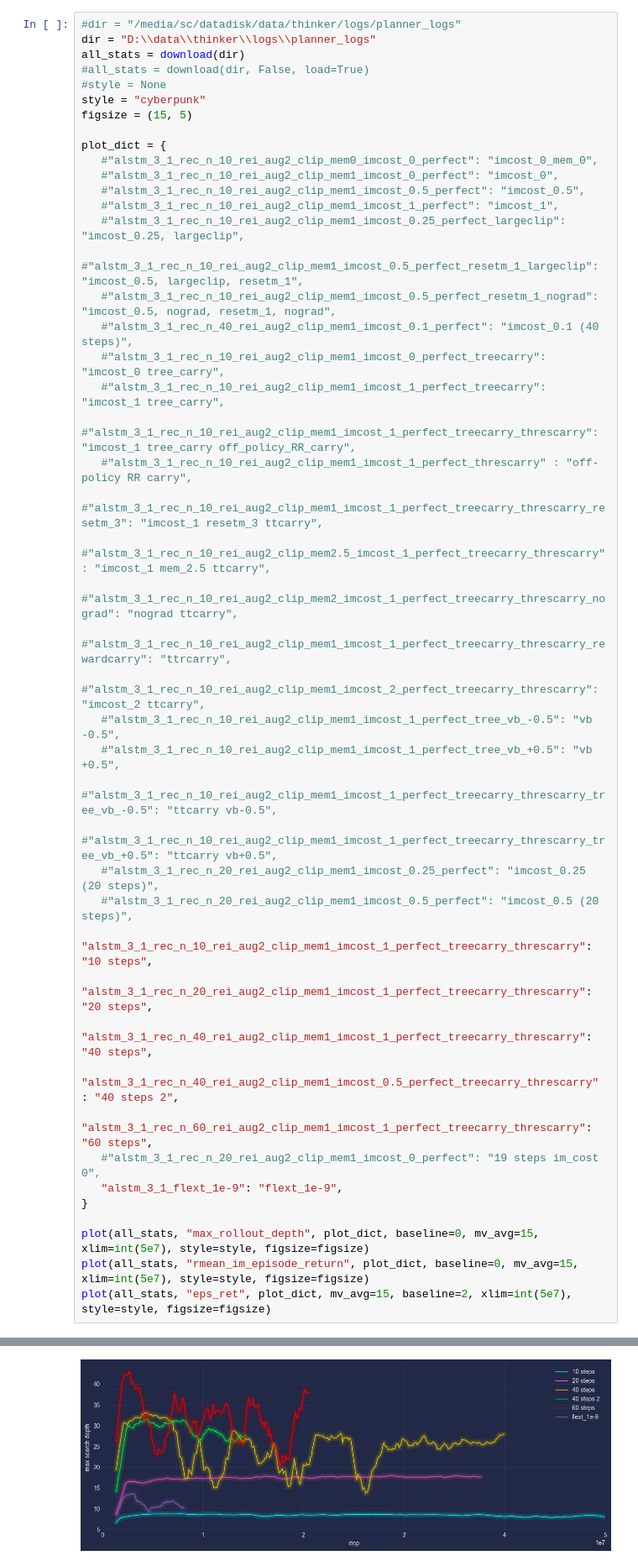
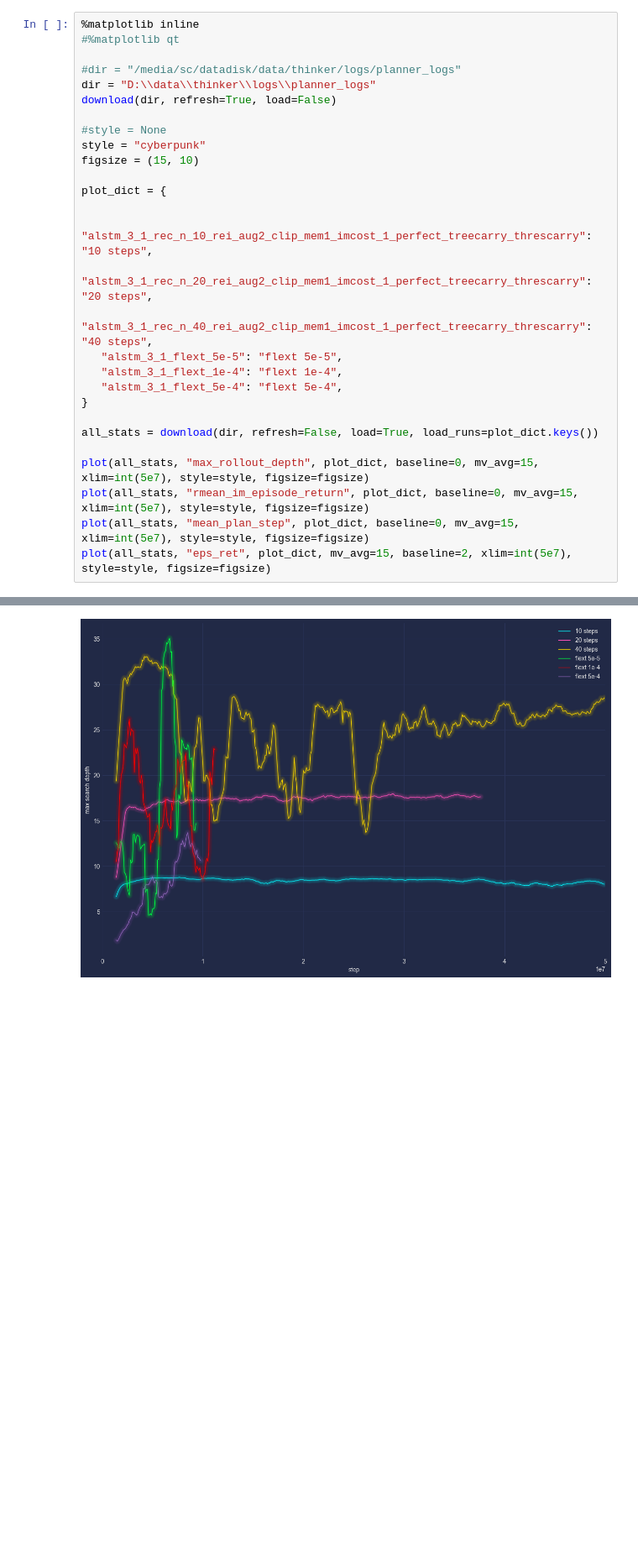
Before and after one commit to tuphs28/thinker_private_planning, a Jupyter notebook: plot.ipynb, the cells around one changed output, grey strips where cells are left out. Shown at 84% size. Saved outputs shown, nothing was run; the diff lists cells and outputs as text; blank space fills up the shorter version.

```diff
--- a/plot.ipynb
+++ b/plot.ipynb
@@ -147,46 +157,29 @@ def load_dir(dir):
 # %%
+%matplotlib inline
+#%matplotlib qt
+
 #dir = "/media/sc/datadisk/data/thinker/logs/planner_logs"
 dir = "D:\\data\\thinker\\logs\\planner_logs"
-all_stats = download(dir)
-#all_stats = download(dir, False, load=True)
+download(dir, refresh=True, load=False)
+
 #style = None
 style = "cyberpunk"
-figsize = (15, 5)
+figsize = (15, 10)
 
 plot_dict = {
-   #"alstm_3_1_rec_n_10_rei_aug2_clip_mem0_imcost_0_perfect": "imcost_0_mem_0",
-   #"alstm_3_1_rec_n_10_rei_aug2_clip_mem1_imcost_0_perfect": "imcost_0",
-   #"alstm_3_1_rec_n_10_rei_aug2_clip_mem1_imcost_0.5_perfect": "imcost_0.5",
-   #"alstm_3_1_rec_n_10_rei_aug2_clip_mem1_imcost_1_perfect": "imcost_1",
-   #"alstm_3_1_rec_n_10_rei_aug2_clip_mem1_imcost_0.25_perfect_largeclip": "imcost_0.25, largeclip",
-   #"alstm_3_1_rec_n_10_rei_aug2_clip_mem1_imcost_0.5_perfect_resetm_1_largeclip": "imcost_0.5, largeclip, resetm_1",
-   #"alstm_3_1_rec_n_10_rei_aug2_clip_mem1_imcost_0.5_perfect_resetm_1_nograd": "imcost_0.5, nograd, resetm_1, nograd",
-   #"alstm_3_1_rec_n_40_rei_aug2_clip_mem1_imcost_0.1_perfect": "imcost_0.1 (40 steps)",
-   #"alstm_3_1_rec_n_10_rei_aug2_clip_mem1_imcost_0_perfect_treecarry": "imcost_0 tree_carry",
-   #"alstm_3_1_rec_n_10_rei_aug2_clip_mem1_imcost_1_perfect_treecarry": "imcost_1 tree_carry",
-   #"alstm_3_1_rec_n_10_rei_aug2_clip_mem1_imcost_1_perfect_treecarry_threscarry": "imcost_1 tree_carry off_policy_RR_carry",
-   #"alstm_3_1_rec_n_10_rei_aug2_clip_mem1_imcost_1_perfect_threscarry" : "off-policy RR carry",
-   #"alstm_3_1_rec_n_10_rei_aug2_clip_mem1_imcost_1_perfect_treecarry_threscarry_resetm_3": "imcost_1 resetm_3 ttcarry",
-   #"alstm_3_1_rec_n_10_rei_aug2_clip_mem2.5_imcost_1_perfect_treecarry_threscarry": "imcost_1 mem_2.5 ttcarry",
-   #"alstm_3_1_rec_n_10_rei_aug2_clip_mem2_imcost_1_perfect_treecarry_threscarry_nograd": "nograd ttcarry",
-   #"alstm_3_1_rec_n_10_rei_aug2_clip_mem1_imcost_1_perfect_treecarry_threscarry_rewardcarry": "ttrcarry",
-   #"alstm_3_1_rec_n_10_rei_aug2_clip_mem1_imcost_2_perfect_treecarry_threscarry": "imcost_2 ttcarry",
-   #"alstm_3_1_rec_n_10_rei_aug2_clip_mem1_imcost_1_perfect_tree_vb_-0.5": "vb -0.5",
-   #"alstm_3_1_rec_n_10_rei_aug2_clip_mem1_imcost_1_perfect_tree_vb_+0.5": "vb +0.5",
-   #"alstm_3_1_rec_n_10_rei_aug2_clip_mem1_imcost_1_perfect_treecarry_threscarry_tree_vb_-0.5": "ttcarry vb-0.5",
-   #"alstm_3_1_rec_n_10_rei_aug2_clip_mem1_imcost_1_perfect_treecarry_threscarry_tree_vb_+0.5": "ttcarry vb+0.5",
-   #"alstm_3_1_rec_n_20_rei_aug2_clip_mem1_imcost_0.25_perfect": "imcost_0.25 (20 steps)",
-   #"alstm_3_1_rec_n_20_rei_aug2_clip_mem1_imcost_0.5_perfect": "imcost_0.5 (20 steps)",
+
    "alstm_3_1_rec_n_10_rei_aug2_clip_mem1_imcost_1_perfect_treecarry_threscarry": "10 steps",
    "alstm_3_1_rec_n_20_rei_aug2_clip_mem1_imcost_1_perfect_treecarry_threscarry": "20 steps",
    "alstm_3_1_rec_n_40_rei_aug2_clip_mem1_imcost_1_perfect_treecarry_threscarry": "40 steps",
-   "alstm_3_1_rec_n_40_rei_aug2_clip_mem1_imcost_0.5_perfect_treecarry_threscarry" : "40 steps 2",
-   "alstm_3_1_rec_n_60_rei_aug2_clip_mem1_imcost_1_perfect_treecarry_threscarry": "60 steps",
-   #"alstm_3_1_rec_n_20_rei_aug2_clip_mem1_imcost_0_perfect": "19 steps im_cost 0",
-   "alstm_3_1_flext_1e-9": "flext_1e-9",
+   "alstm_3_1_flext_5e-5": "flext 5e-5",
+   "alstm_3_1_flext_1e-4": "flext 1e-4",
+   "alstm_3_1_flext_5e-4": "flext 5e-4",
 }
+
+all_stats = download(dir, refresh=False, load=True, load_runs=plot_dict.keys())
 
 plot(all_stats, "max_rollout_depth", plot_dict, baseline=0, mv_avg=15, xlim=int(5e7), style=style, figsize=figsize)
 plot(all_stats, "rmean_im_episode_return", plot_dict, baseline=0, mv_avg=15, xlim=int(5e7), style=style, figsize=figsize)
+plot(all_stats, "mean_plan_step", plot_dict, baseline=0, mv_avg=15, xlim=int(5e7), style=style, figsize=figsize)
 plot(all_stats, "eps_ret", plot_dict, mv_avg=15, baseline=2, xlim=int(5e7), style=style, figsize=figsize)
 # %% [output]
@@ -198,3 +191,3 @@ A subdirectory or file D:\data\thinker\logs\planner_logs\alstm_3_1_flext_1e-9 al
 Welcome to vast.ai. If authentication fails, try again after a few seconds, and double check your ssh key.
 Have fun!
-[figure, old version]
+[figure, new version]
```
Also changed, not shown: parts of 4 cells of this notebook, 2 other files.
